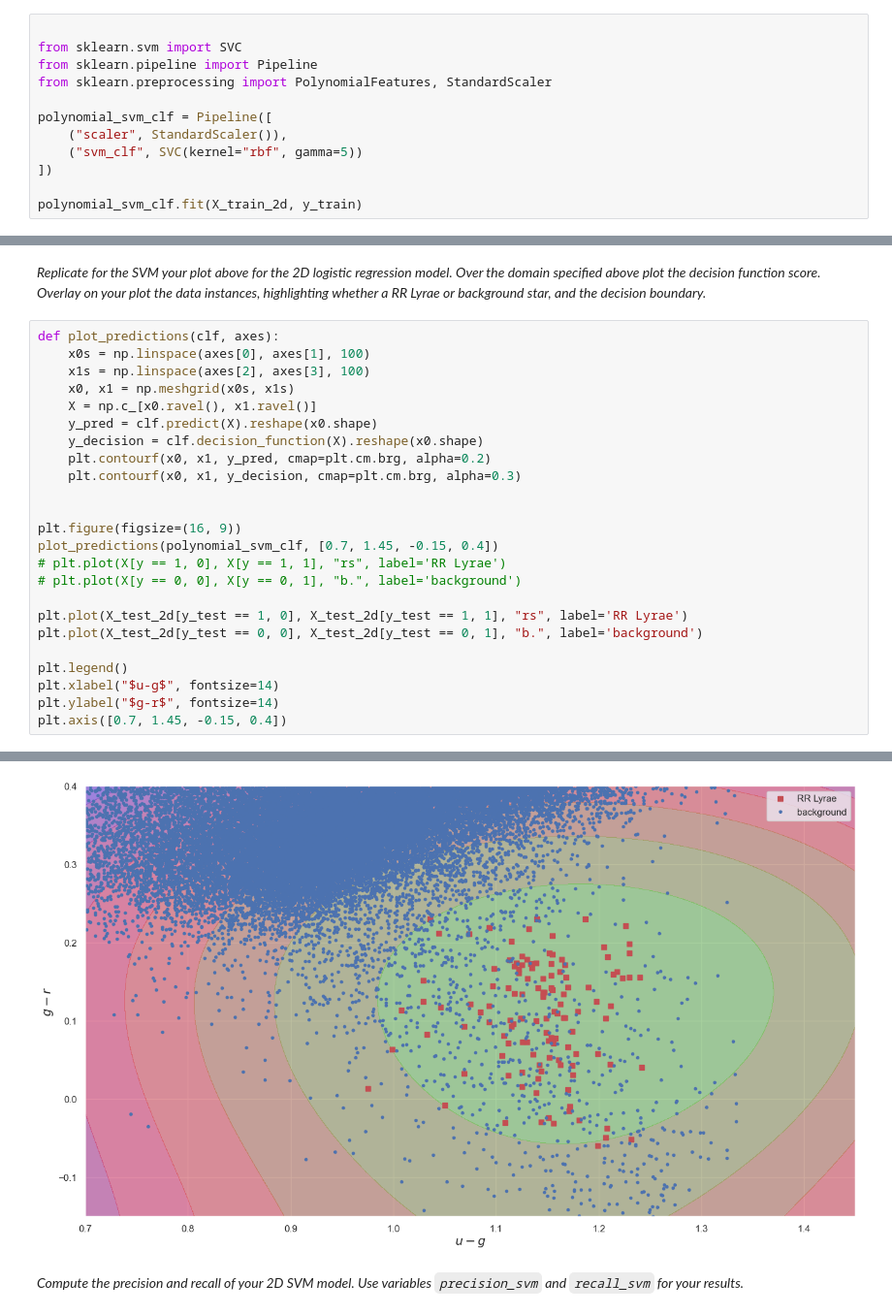
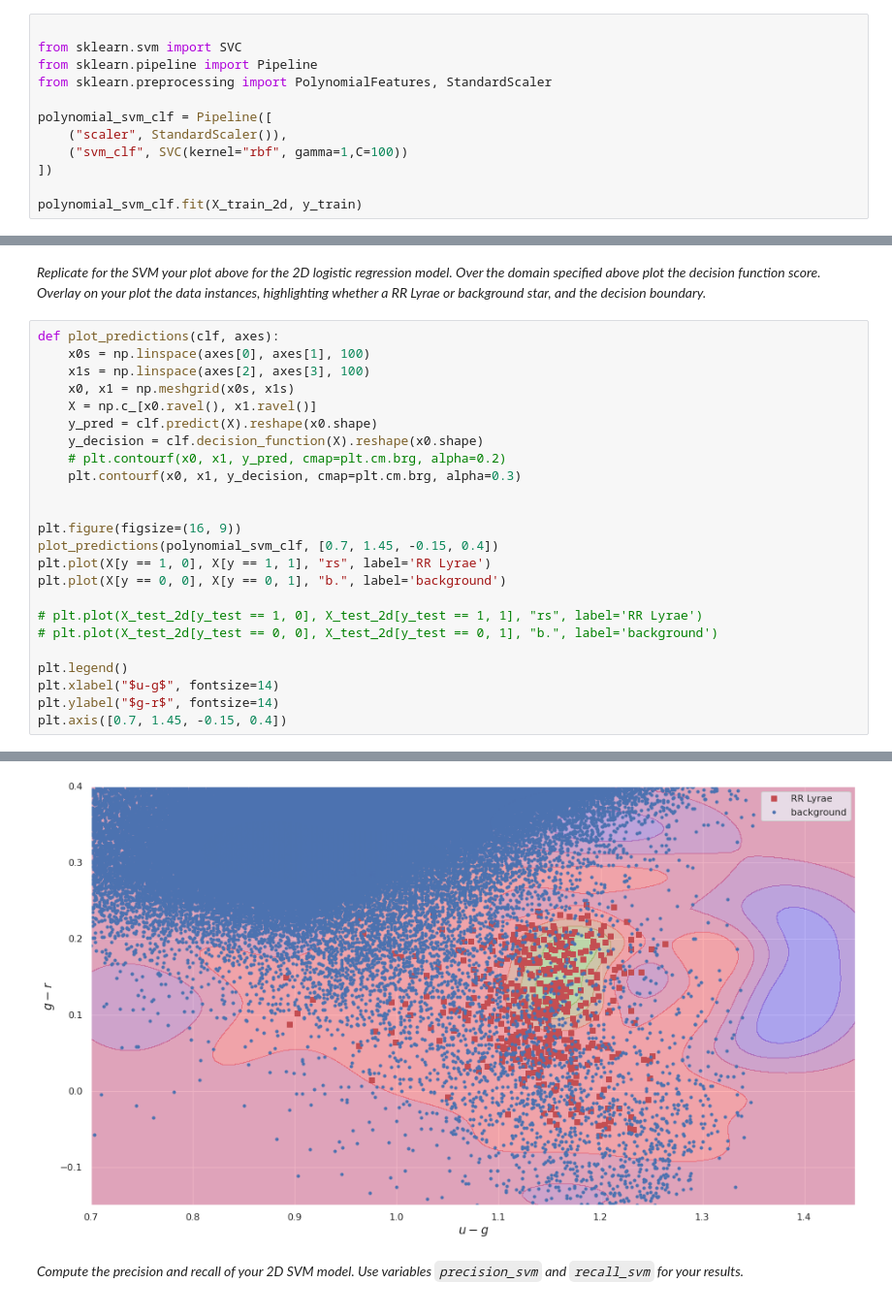
Before and after one commit to YRYoung/ML-with-Big-Data, a Jupyter notebook: spce0038_coursework_RunyangYou.ipynb, the cells around one changed output, grey strips where cells are left out. Shown at 97% size. Drawn from its saved outputs; the diff is of its cells as text.

```diff
--- a/spce0038_coursework_RunyangYou.ipynb
+++ b/spce0038_coursework_RunyangYou.ipynb
@@ -1016,7 +1025,7 @@ from sklearn.preprocessing import PolynomialFeatures, StandardScaler
 
 polynomial_svm_clf = Pipeline([
     ("scaler", StandardScaler()),
-    ("svm_clf", SVC(kernel="rbf", gamma=5))
+    ("svm_clf", SVC(kernel="rbf", gamma=1,C=100))
 ])
 
 polynomial_svm_clf.fit(X_train_2d, y_train)
@@ -1025,30 +1036,30 @@ polynomial_svm_clf.fit(X_train_2d, y_train)
 # %%
 def plot_predictions(clf, axes):
     x0s = np.linspace(axes[0], axes[1], 100)
     x1s = np.linspace(axes[2], axes[3], 100)
     x0, x1 = np.meshgrid(x0s, x1s)
     X = np.c_[x0.ravel(), x1.ravel()]
     y_pred = clf.predict(X).reshape(x0.shape)
     y_decision = clf.decision_function(X).reshape(x0.shape)
-    plt.contourf(x0, x1, y_pred, cmap=plt.cm.brg, alpha=0.2)
+    # plt.contourf(x0, x1, y_pred, cmap=plt.cm.brg, alpha=0.2)
     plt.contourf(x0, x1, y_decision, cmap=plt.cm.brg, alpha=0.3)
 
 
 plt.figure(figsize=(16, 9))
 plot_predictions(polynomial_svm_clf, [0.7, 1.45, -0.15, 0.4])
-# plt.plot(X[y == 1, 0], X[y == 1, 1], "rs", label='RR Lyrae')
-# plt.plot(X[y == 0, 0], X[y == 0, 1], "b.", label='background')
+plt.plot(X[y == 1, 0], X[y == 1, 1], "rs", label='RR Lyrae')
+plt.plot(X[y == 0, 0], X[y == 0, 1], "b.", label='background')
 
-plt.plot(X_test_2d[y_test == 1, 0], X_test_2d[y_test == 1, 1], "rs", label='RR Lyrae')
-plt.plot(X_test_2d[y_test == 0, 0], X_test_2d[y_test == 0, 1], "b.", label='background')
+# plt.plot(X_test_2d[y_test == 1, 0], X_test_2d[y_test == 1, 1], "rs", label='RR Lyrae')
+# plt.plot(X_test_2d[y_test == 0, 0], X_test_2d[y_test == 0, 1], "b.", label='background')
 
 plt.legend()
 plt.xlabel("$u-g$", fontsize=14)
 plt.ylabel("$g-r$", fontsize=14)
 plt.axis([0.7, 1.45, -0.15, 0.4])
 # %% [output]
 (0.7, 1.45, -0.15, 0.4)
-[figure, old version]
+[figure, new version]
 # %% [markdown]
 *Compute the precision and recall of your 2D SVM model. Use variables `precision_svm` and `recall_svm` for your results.*
 # %%
```
Also changed, not shown: parts of 24 cells of this notebook.
